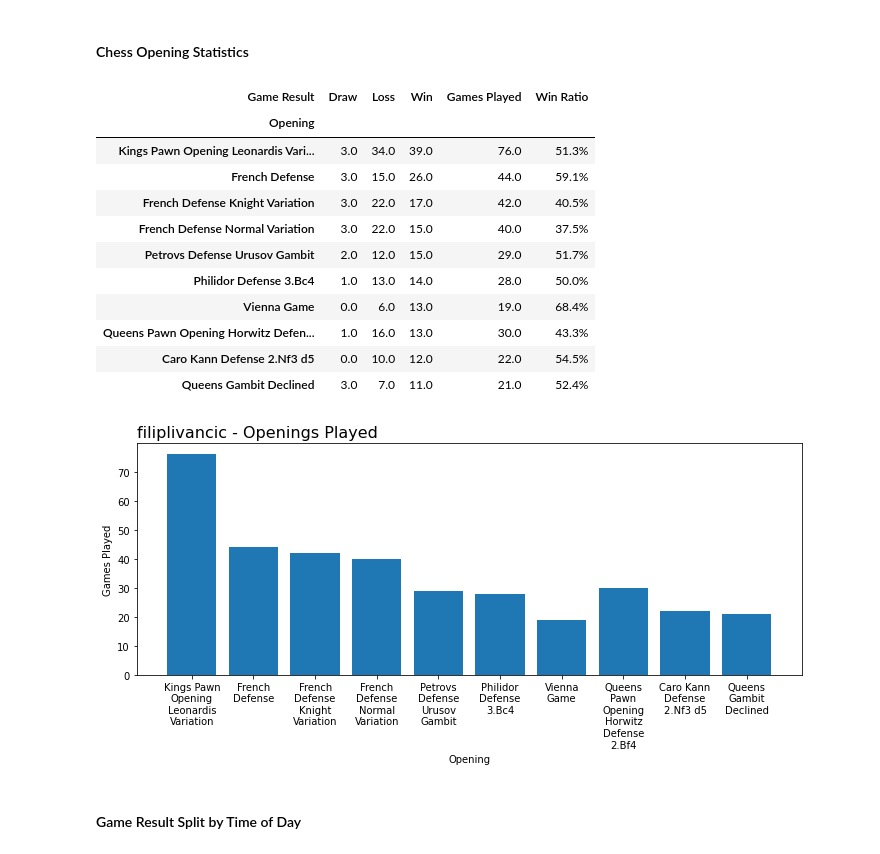
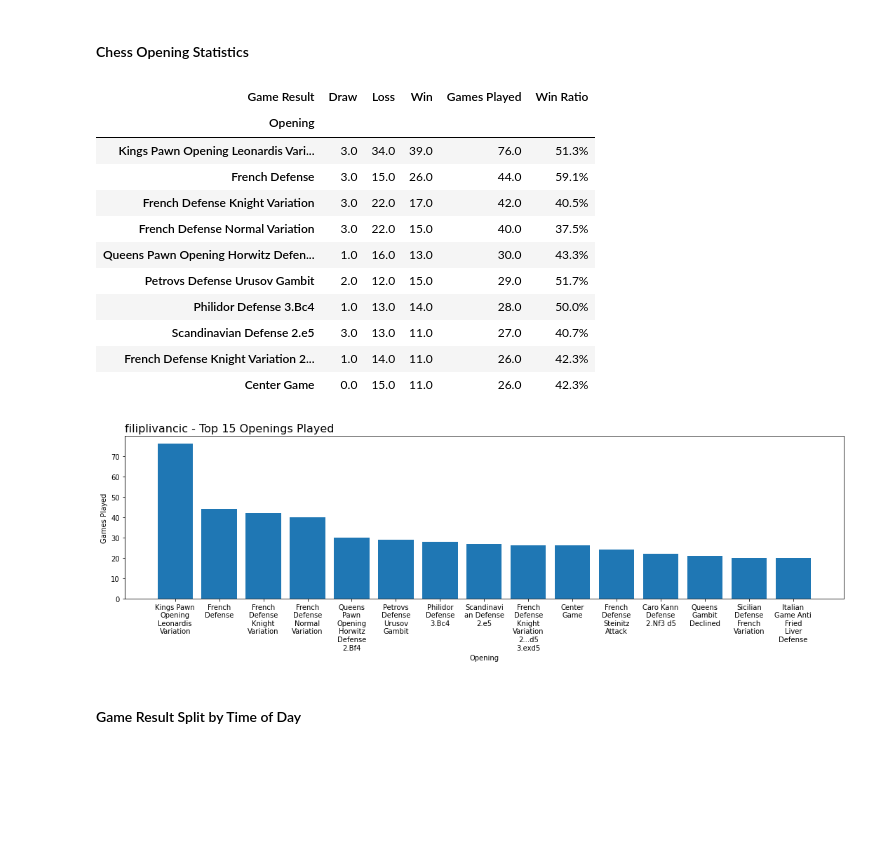
Before and after one commit to Filpill/chess_analysis, a Jupyter notebook: chess_analysis_v2.ipynb, the cells around one changed output. Saved outputs shown, nothing was run; the diff lists cells and outputs as text; code cells hidden in the pictures; blank space fills up the shorter version.

```diff
--- a/chess_analysis_v2.ipynb
+++ b/chess_analysis_v2.ipynb
@@ -227,11 +228,13 @@ set(df_original['time_class'])
 # %%
 result_list = []
 end_state_list = []
+player_rating_list = []
+opponent_rating_list = []
 state_list = ['50-move rule','agreement','by timeout vs insufficient material','by insufficient material','repetition','stalemate','abandoned','checkmate','resignation','time']
 
 for words in df_original['Termination']:
 
-    #Win/Loss/Draw
+    # Win/Loss/Draw
     if f'{player} won' in words:
         result_list.append('Win')
     elif 'drawn' in words:
@@ -239,14 +242,25 @@ for words in df_original['Termination']:
     else:
         result_list.append('Loss')
 
-    #End State
+    # End State
     for state in state_list:
         if state in words:
             end_state_list.append(state)
             break
 
+# Extracting Player Rating
+for i in range(df_original.shape[0]):
+    if df_original.loc[i,'White'] == player:
+        player_rating_list.append(df_original.loc[i,'WhiteElo'])
+        opponent_rating_list.append(df_original.loc[i,'BlackElo'])
+    elif df_original.loc[i,'Black'] == player:
+        player_rating_list.append(df_original.loc[i,'BlackElo'])
+        opponent_rating_list.append(df_original.loc[i,'WhiteElo'])
+
 df_original['Game Result'] = result_list
 df_original['End State'] = end_state_list
+df_original['Player Rating'] = player_rating_list
+df_original['Opponent Rating'] = opponent_rating_list
 df_original[:3]
 # %% [output]
 |  | Event | Site | Date | Round | White | Black | Result | CurrentPosition | Timezone | ECO | ... |
@@ -277,9 +291,11 @@ curated_columns = [
     'rated',
     'time_class',
     'Game Result',
-    'End State'
+    'End State',
+    'Player Rating',
+    'Opponent Rating'
 ]
 
 df_curated = df_original[curated_columns]
-print(f'There are {df_curated.shape[1]} cols:\n{list(df_curated.columns)}')
+print(f'There are {df_curated.shape[1]} curated cols:\n{list(df_curated.columns)}')
 # %% [output]
@@ -322,9 +338,8 @@ def percentage_string(value):
 #Grouping Most Played Chess Openings
 df_openings = df_blitz.groupby(['Opening','Game Result'])['rated'].count().reset_index(name='Games')
 df_openings = df_openings.pivot(index='Opening',columns=['Game Result'],values='Games')
-df_openings = df_openings.sort_values(by=['Win'],ascending=False)
 df_openings = df_openings.fillna(0)
-df_openings['Draw'][0]#.loc[0,'Draw']
+df_openings['Draw'][0]
 
 #Calculating Win Ratio for Each Opening
 total_games = []
@@ -338,6 +353,7 @@ for i in range(df_openings.shape[0]):
 #Appending List of Ratios to Pivot Table
 df_openings['Games Played'] = total_games
 df_openings['Win Ratio'] = win_ratio
+df_openings = df_openings.sort_values(by=['Games Played'],ascending=False)
 df_openings.head(10)
 # %% [output]
 | Game Result | Draw | Loss | Win | Games Played | Win Ratio |
@@ -346,28 +362,28 @@ df_openings.head(10)
 | French Defense | 3.0 | 15.0 | 26.0 | 44.0 | 59.1% |
 | French Defense Knight Variation | 3.0 | 22.0 | 17.0 | 42.0 | 40.5% |
 | French Defense Normal Variation | 3.0 | 22.0 | 15.0 | 40.0 | 37.5% |
+| Queens Pawn Opening Horwitz Defen... | 1.0 | 16.0 | 13.0 | 30.0 | 43.3% |
 | Petrovs Defense Urusov Gambit | 2.0 | 12.0 | 15.0 | 29.0 | 51.7% |
 | Philidor Defense 3.Bc4 | 1.0 | 13.0 | 14.0 | 28.0 | 50.0% |
-| Vienna Game | 0.0 | 6.0 | 13.0 | 19.0 | 68.4% |
-| Queens Pawn Opening Horwitz Defen... | 1.0 | 16.0 | 13.0 | 30.0 | 43.3% |
-| Caro Kann Defense 2.Nf3 d5 | 0.0 | 10.0 | 12.0 | 22.0 | 54.5% |
-| Queens Gambit Declined | 3.0 | 7.0 | 11.0 | 21.0 | 52.4% |
+| Scandinavian Defense 2.e5 | 3.0 | 13.0 | 11.0 | 27.0 | 40.7% |
+| French Defense Knight Variation 2... | 1.0 | 14.0 | 11.0 | 26.0 | 42.3% |
+| Center Game | 0.0 | 15.0 | 11.0 | 26.0 | 42.3% |
 # %%
 #Setting number of openings to display and wrapping text for readability
-number_of_openings = 10
+number_of_openings = 15
 opening_name_newlines = ['\n'.join(wrap(open,10)) for i,open in enumerate(df_openings.index[0:number_of_openings])]
 # opening_name_newlines = [('\n' if i % 2 == 1 else '') + opening_name_newlines[i]  for i in range(number_of_openings)] #KEEP IN CASE WE NEED TO ALTERNATE Y POSITION OF X-TICK
 
-fig, ax = plt.subplots(figsize=(10,5))
+fig, ax = plt.subplots(figsize=(15,5))
 ax.bar(opening_name_newlines,df_openings['Games Played'].head(number_of_openings))
-ax.set_title(f'{player} - Openings Played ',loc='left',fontsize=16)
+ax.set_title(f'{player} - Top {number_of_openings} Openings Played ',loc='left',fontsize=16)
 ax.set_xlabel('Opening', fontsize = 10)
 ax.set_ylabel('Games Played', fontsize=10)
 
 # plt.subplots_adjust(bottom=0.25) #adjusting plot to prevent x-label cutoff
 plt.tight_layout()
 # %% [output]
-[figure, old version]
+[figure, new version]
 # %% [markdown]
 #### Game Result Split by Time of Day
 # %%
```
Also changed, not shown: parts of 15 cells of this notebook, 8 other files.
